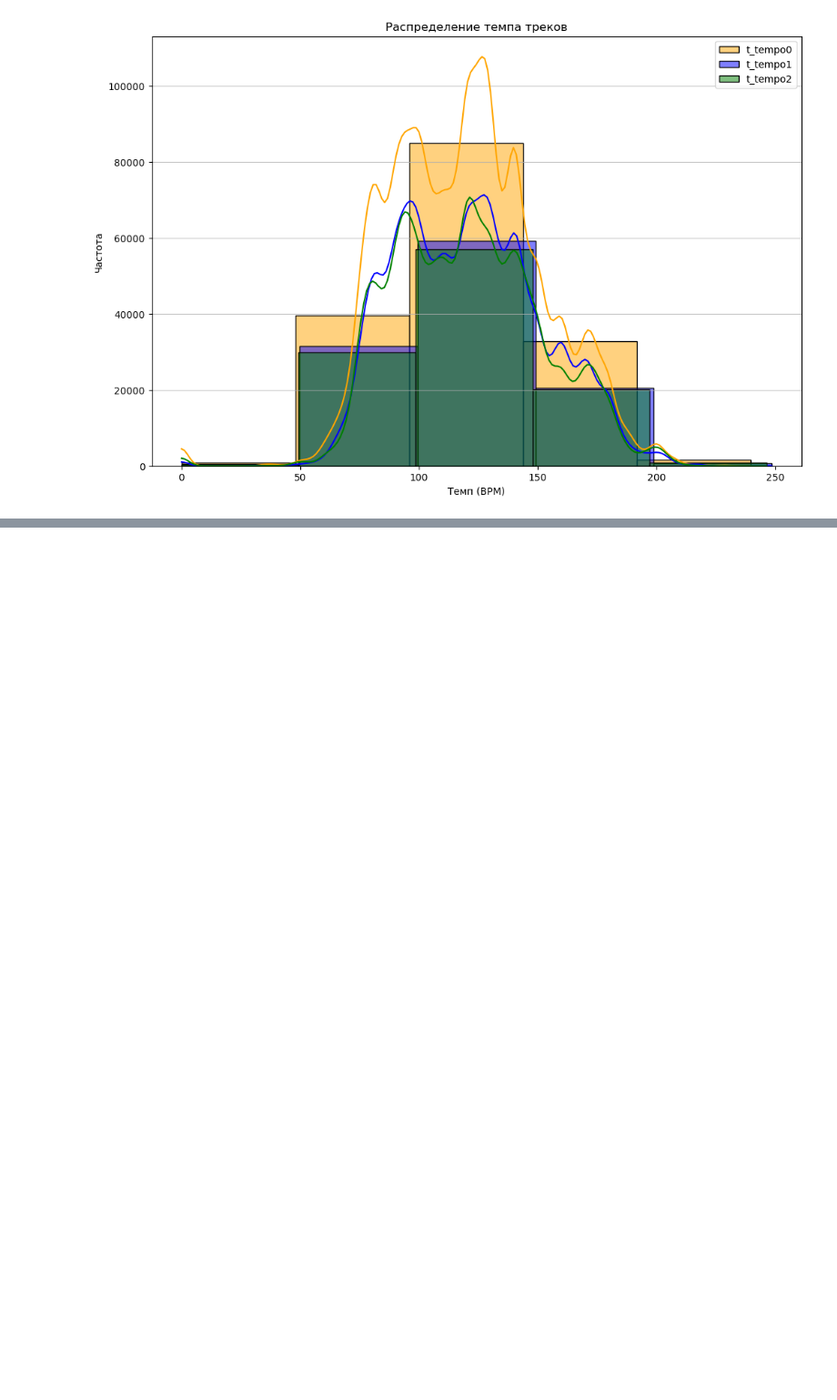
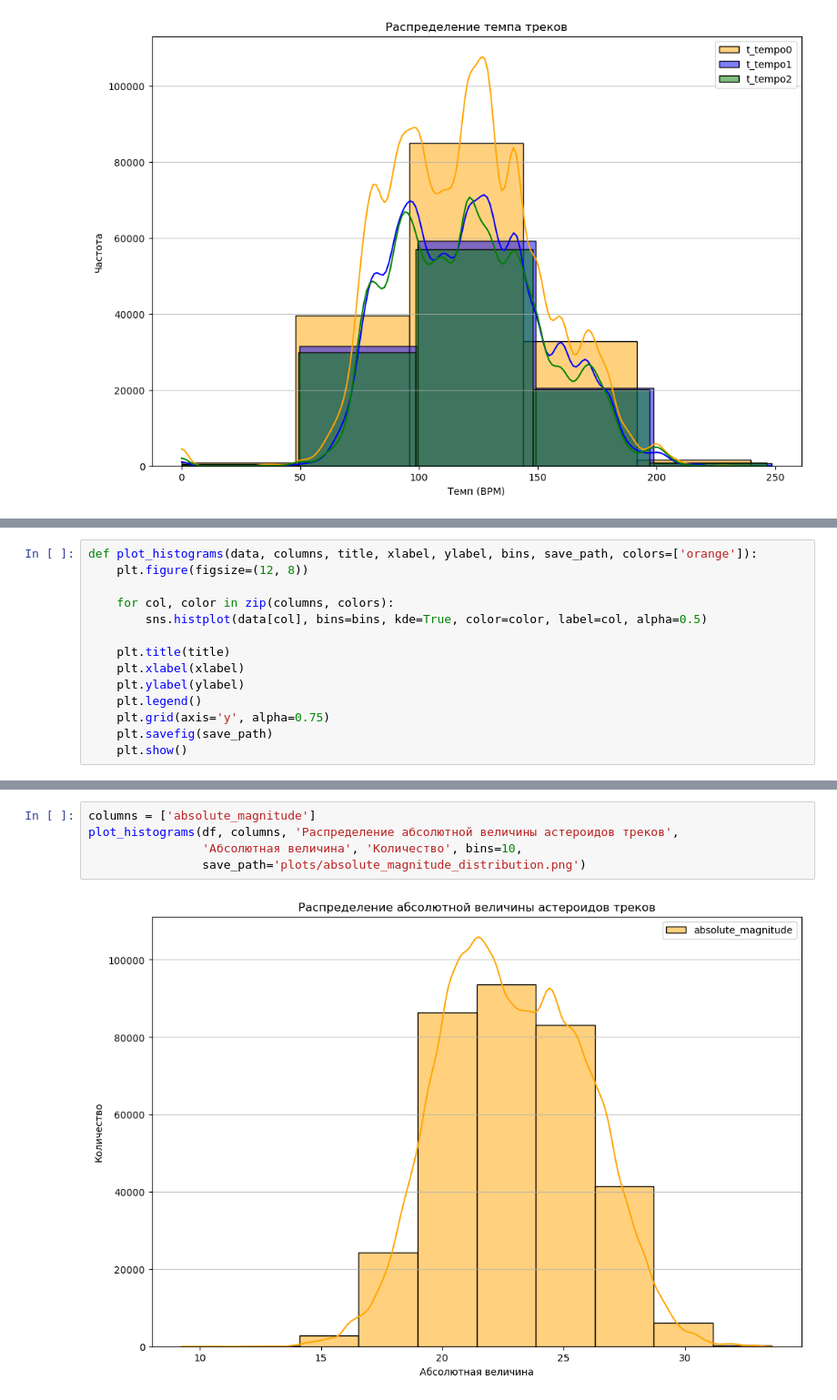
Before and after one commit to Elikul/hm_ml, a Jupyter notebook: HomeTask2/HomeTask2.ipynb, the cells around one changed output, grey strips where cells are left out. Shown at 91% size. Drawn from its saved outputs; the diff is of its cells as text; blank space fills up the shorter version.

```diff
--- a/HomeTask2/HomeTask2.ipynb
+++ b/HomeTask2/HomeTask2.ipynb
@@ -199,0 +313,14 @@ plot_histograms(df, tempo_columns, 'Распределение темпа тре
+# %%
+def plot_histograms(data, columns, title, xlabel, ylabel, bins, save_path, colors=['orange']):
+    plt.figure(figsize=(12, 8))
+
+    for col, color in zip(columns, colors):
+        sns.histplot(data[col], bins=bins, kde=True, color=color, label=col, alpha=0.5)
+
+    plt.title(title)
+    plt.xlabel(xlabel)
+    plt.ylabel(ylabel)
+    plt.legend()
+    plt.grid(axis='y', alpha=0.75)
+    plt.savefig(save_path)
+    plt.show()
@@ -199,0 +331,7 @@ plot_histograms(df, tempo_columns, 'Распределение темпа тре
+# %%
+columns = ['absolute_magnitude']
+plot_histograms(df, columns, 'Распределение абсолютной величины астероидов треков',
+                'Абсолютная величина', 'Количество', bins=10,
+                save_path='plots/absolute_magnitude_distribution.png')
+# %% [output]
+[figure, added]
```
Also changed, not shown: parts of 15 cells of this notebook, 7 other files.
